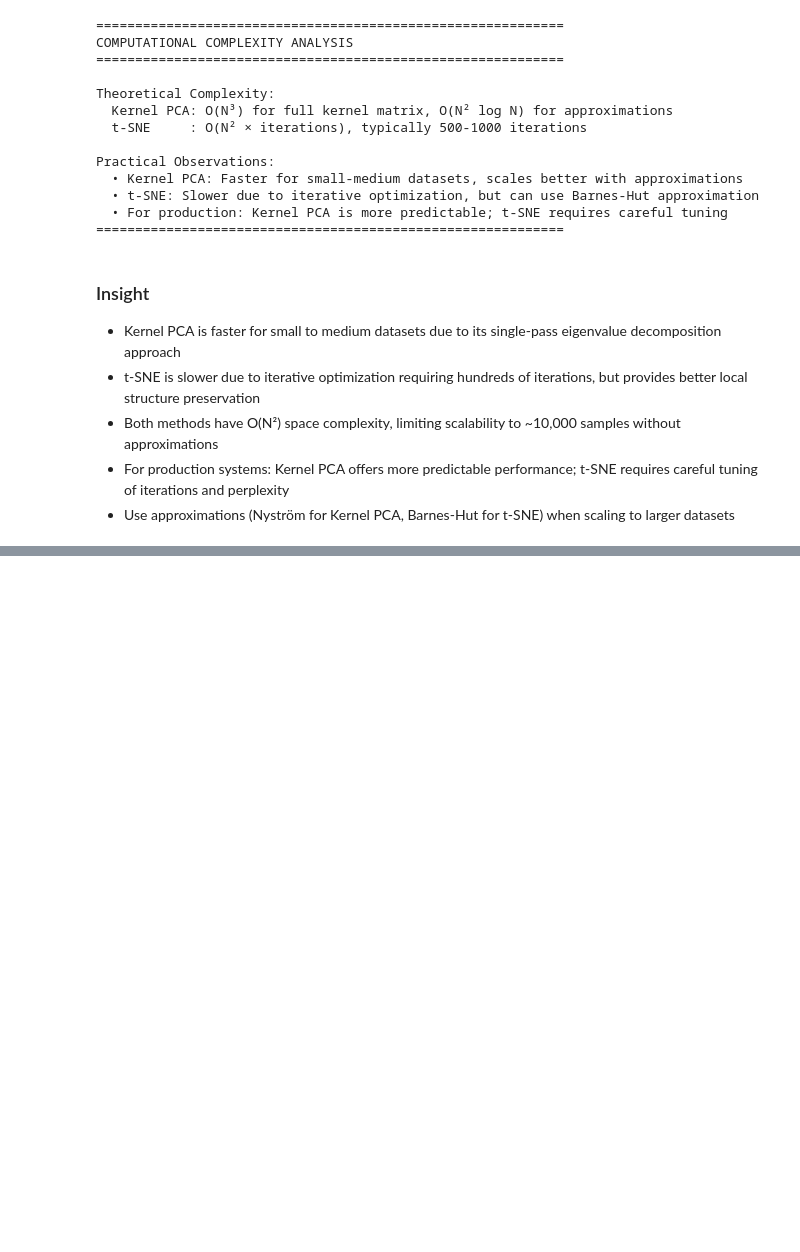
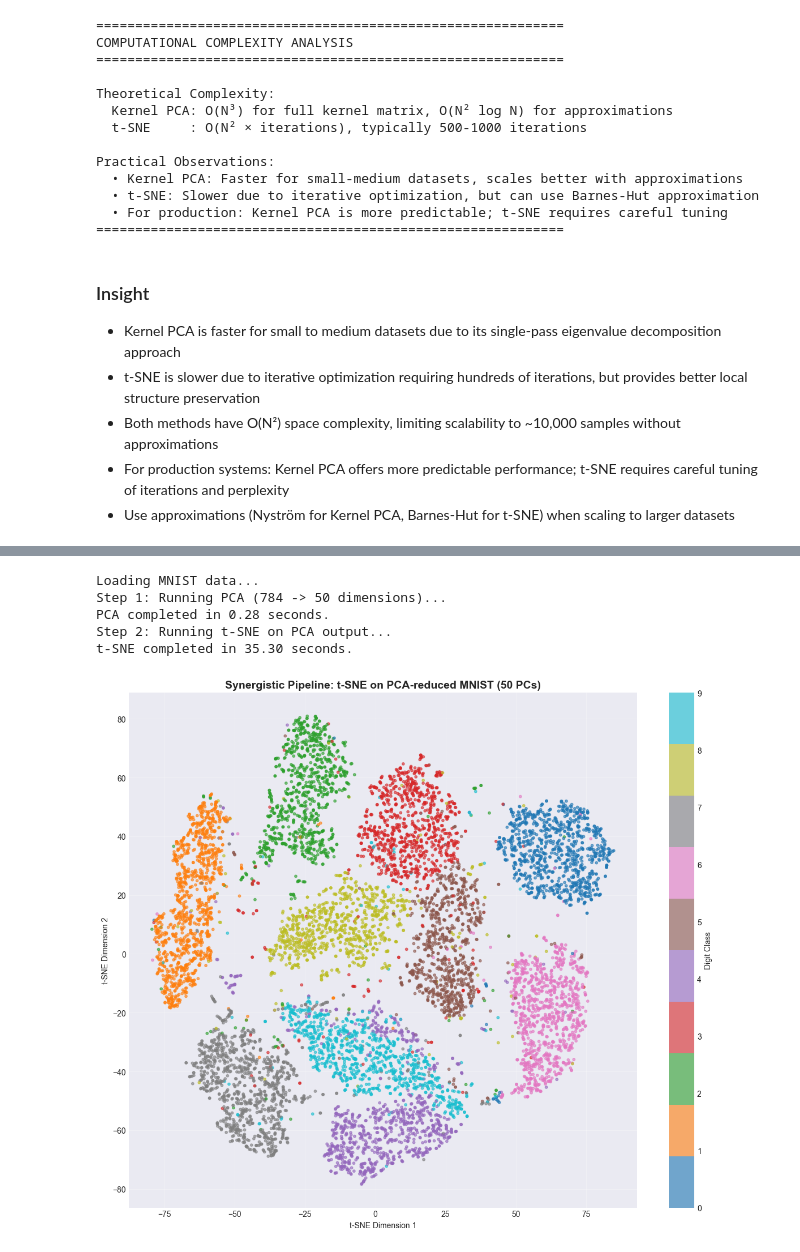
Before and after one commit to NguyenAn0808/kernel-pca-vs-tsne, a Jupyter notebook: notebooks/pca_vs_tsne.ipynb, the cells around one changed output, grey strips where cells are left out. Cells and saved outputs as stored; diff of their text form; code cells hidden in the pictures; blank space fills up the shorter version.

```diff
--- a/notebooks/pca_vs_tsne.ipynb
+++ b/notebooks/pca_vs_tsne.ipynb
@@ -665,0 +848,39 @@ Practical Observations:
+# %%
+# 1. Load Data (MNIST - 70,000 images, 784 dimensions)
+# To save time for this demo, we use a subset of 10,000 samples
+print("Loading MNIST data...")
+mnist = fetch_openml('mnist_784', version=1, as_frame=False, parser='auto')
+# Taking first 10,000 samples for speed/clarity in visualization
+X, y = mnist.data[:10000], mnist.target[:10000]
+
+# 2. Stage 1: PCA for Denoising & Dimensionality Reduction
+print("Step 1: Running PCA (784 -> 50 dimensions)...")
+start_pca = time.time()
+pca = PCA(n_components=50) # Keep top 50 components (captures ~80-90% variance)
+X_pca = pca.fit_transform(X)
+print(f"PCA completed in {time.time() - start_pca:.2f} seconds.")
+
+# 3. Stage 2: t-SNE on the Reduced Data
+print("Step 2: Running t-SNE on PCA output...")
+start_tsne = time.time()
+tsne = TSNE(n_components=2, random_state=42, perplexity=30, init='pca', learning_rate='auto')
+X_tsne = tsne.fit_transform(X_pca)
+print(f"t-SNE completed in {time.time() - start_tsne:.2f} seconds.")
+
+# 4. Visualization
+plt.figure(figsize=(12, 10))
+scatter = plt.scatter(X_tsne[:, 0], X_tsne[:, 1], c=y.astype(int), cmap='tab10', alpha=0.6, s=10)
+plt.colorbar(scatter, label='Digit Class')
+plt.title('Synergistic Pipeline: t-SNE on PCA-reduced MNIST (50 PCs)', fontsize=14, fontweight='bold')
+plt.xlabel('t-SNE Dimension 1')
+plt.ylabel('t-SNE Dimension 2')
+plt.grid(True, alpha=0.3)
+plt.tight_layout()
+plt.show()
+# %% [output]
+Loading MNIST data...
+Step 1: Running PCA (784 -> 50 dimensions)...
+PCA completed in 0.28 seconds.
+Step 2: Running t-SNE on PCA output...
+t-SNE completed in 35.30 seconds.
+[figure, added]
```
Also changed, not shown: parts of 10 cells of this notebook.
